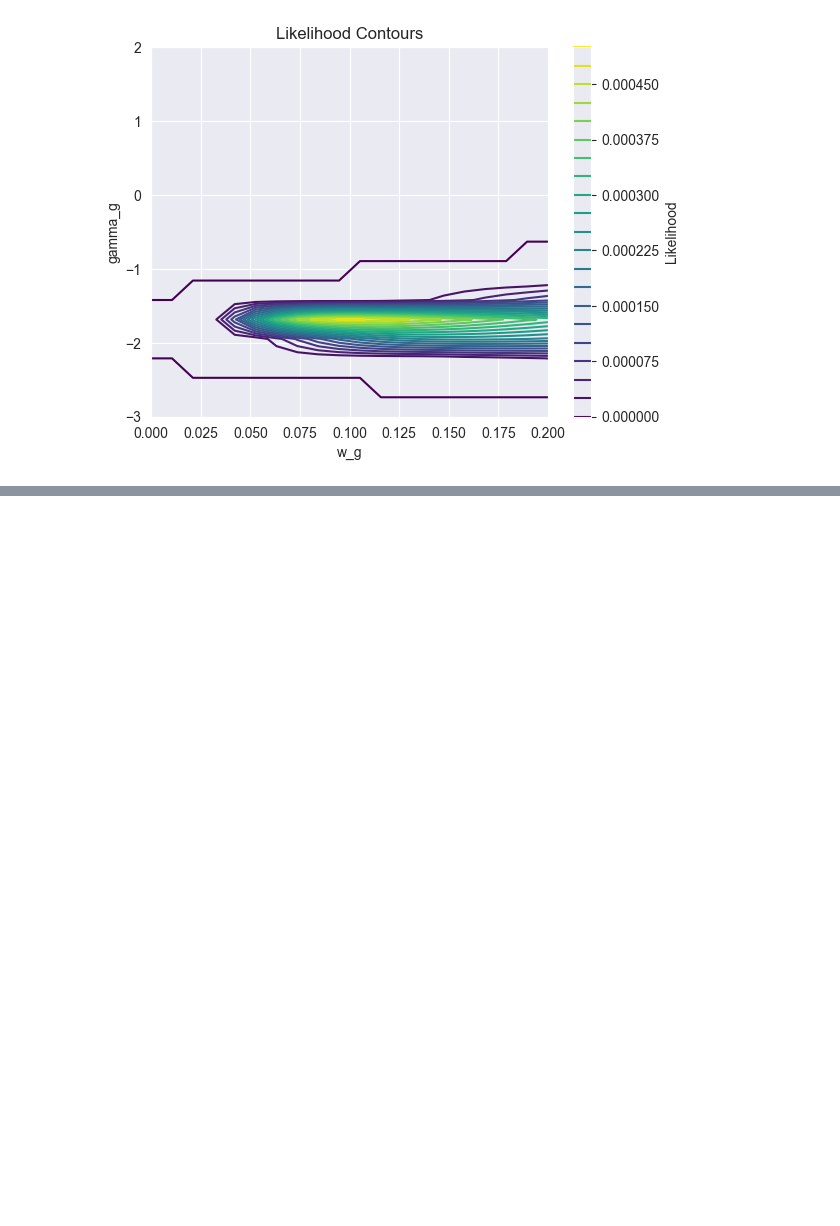
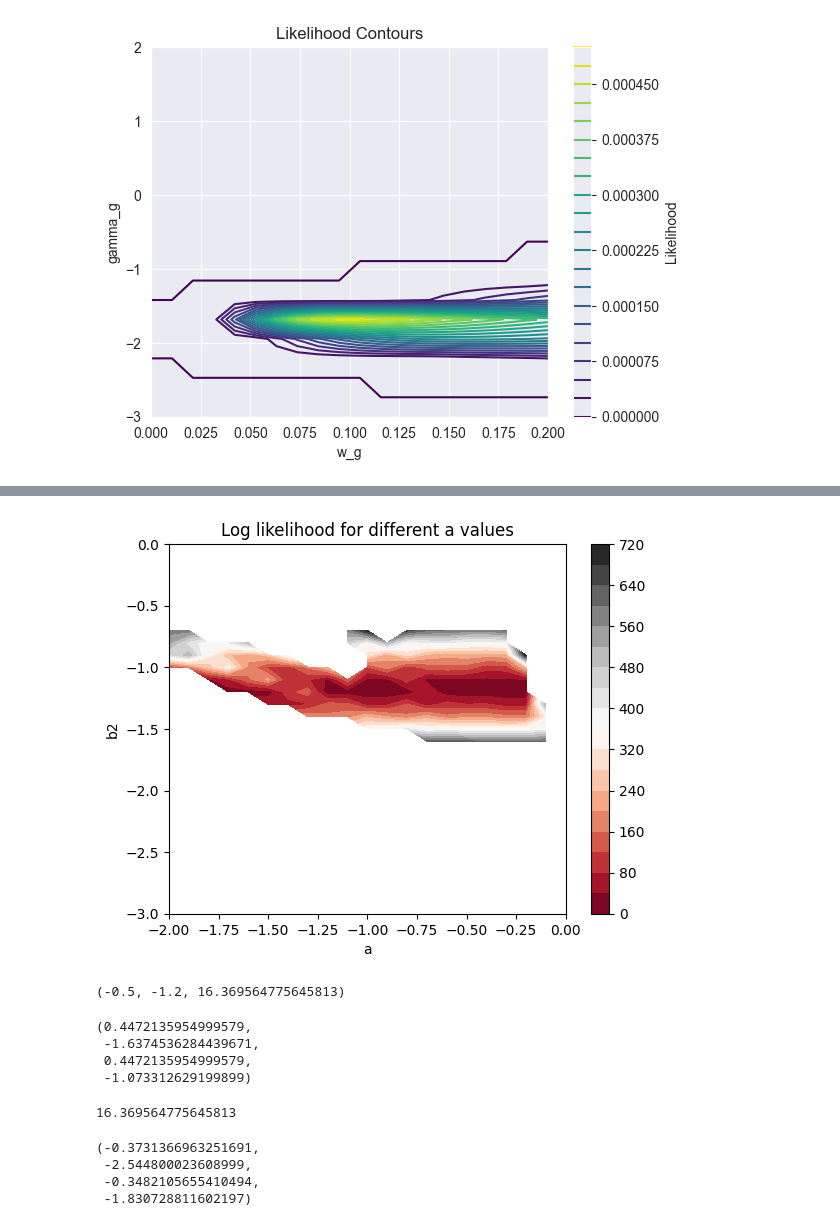
Before and after one commit to PeterKiss18/VasicekPDModel, a Jupyter notebook: MLE_multivariate_plot.ipynb, the cells around one changed output, grey strips where cells are left out. Saved outputs shown, nothing was run; the diff lists cells and outputs as text; code cells hidden in the pictures; blank space fills up the shorter version.

Commit message:
Plot likelihood function after variable change as function of a, b1 and b2.

```diff
--- a/MLE_multivariate_plot.ipynb
+++ b/MLE_multivariate_plot.ipynb
@@ -248,0 +293,8 @@ plt.show()
+# %%
+MM_params = {}
+for grade in ["A", "BBB", "BB", "B", "CCC/C"]:
+    MM_params[grade] = estimate_w_factor_loading(grades_data[grade], n_g_over_time, initial_guess=0.45)
+    print(f"Estimated parameters with method of moments for grade {grade}:", MM_params[grade][0], norm.ppf(MM_params[grade][1]))
+
+MM_gammas = [norm.ppf(MM_params[grade][1]) for grade in ["A", "BBB", "BB", "B", "CCC/C"]]
+MM_ws = [MM_params[grade][0] for grade in ["A", "BBB", "BB", "B", "CCC/C"]]
@@ -248,0 +321,54 @@ plt.show()
+# %%
+# Choose 2 grades: B and BB
+d_g2 = [d_g[2], d_g[3]]
+n_g2 = [n_g[2], n_g[3]]
+
+# Make a 2D plot conjecturing the log likelihood function in a and b2 if b1 is fixed
+b1_fixed = b_calc_func(MM_params["B"][0], norm.ppf(MM_params["B"][1]))
+
+a_array = np.linspace(-2, 0, 21)
+b2_array = np.linspace(-3, 0, 31)
+
+a_l, b2_l = np.meshgrid(a_array, b2_array)
+
+z_values_a_b2 = np.zeros((len(b2_array), len(a_array)))
+
+for i, x in enumerate(a_array):
+    for j, y in enumerate(b2_array):
+        z_values_a_b2[j, i] = -np.log(calculate_variable_changed_likelihood_arr(d_g2, n_g2, p_g, norm.pdf, np.array([x, x]), np.array([b1_fixed,y])))
+
+plt.contourf(a_l, b2_l, z_values_a_b2, 20, cmap='RdGy')
+plt.colorbar()
+plt.xlabel("a")
+plt.ylabel("b2")
+plt.title("Log likelihood for different a values")
+plt.show()
+# %% [output]
+[figure, added]
+# %%
+# Find the minimum value of the log likelihood function
+min_a_b2_value = np.min(z_values_a_b2)
+min_a_b2_index = np.where(z_values_a_b2 == min_a_b2_value)
+a_min_param = a_array[min_a_b2_index[1][0]]
+b2_min_param = b2_array[min_a_b2_index[0][0]]
+a_min_param, b2_min_param, min_a_b2_value
+# %% [output]
+(-0.5, -1.2, 16.369564775645813)
+# %%
+w_calc_func(a_min_param, b1_fixed), gamma_calc_func(a_min_param, b1_fixed), w_calc_func(a_min_param, b2_min_param), gamma_calc_func(a_min_param, b2_min_param)
+# %% [output]
+(0.4472135954999579,
+ -1.6374536284439671,
+ 0.4472135954999579,
+ -1.073312629199899)
+# %%
+-np.log(calculate_variable_changed_likelihood_arr(d_g2, n_g2, p_g, norm.pdf, np.array([a_min_param, a_min_param]), np.array([b1_fixed, b2_min_param])))
+# %% [output]
+16.369564775645813
+# %%
+a_mm[2], b_mm[2], a_mm[3], b_mm[3]
+# %% [output]
+(-0.3731366963251691,
+ -2.544800023608999,
+ -0.3482105655410494,
+ -1.830728811602197)
```
Also changed, not shown: parts of 23 cells of this notebook.
